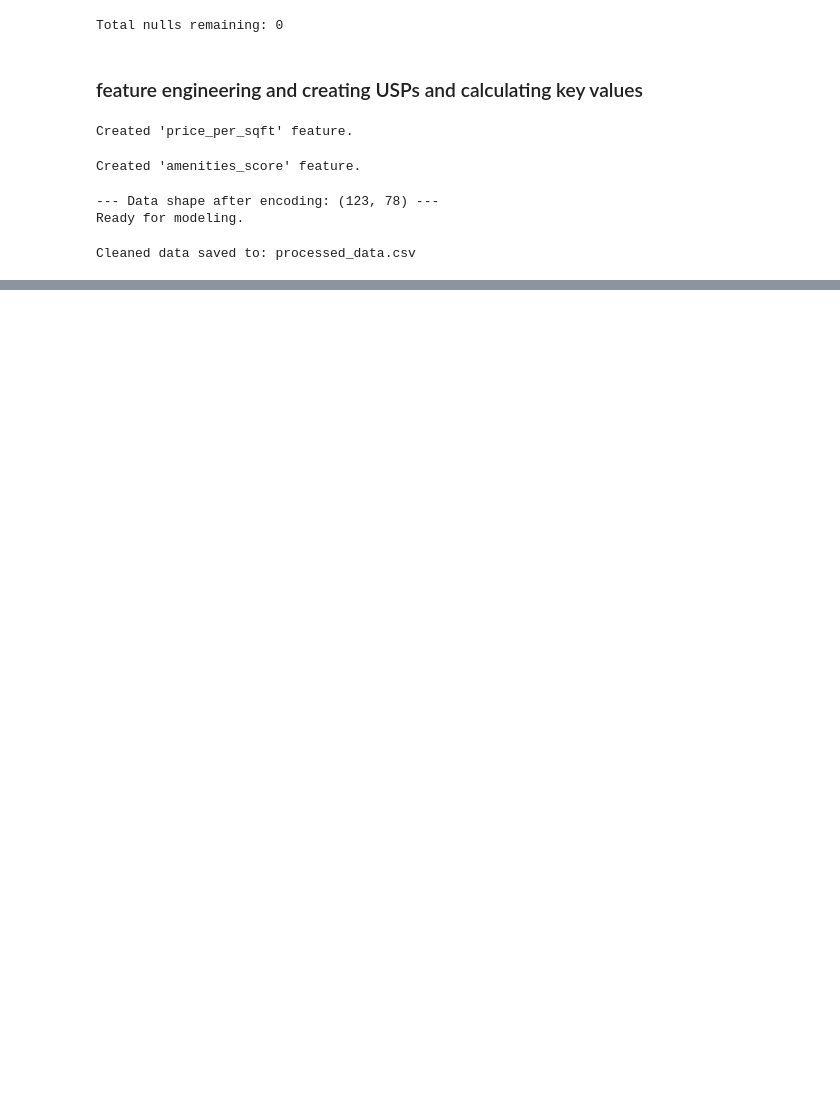
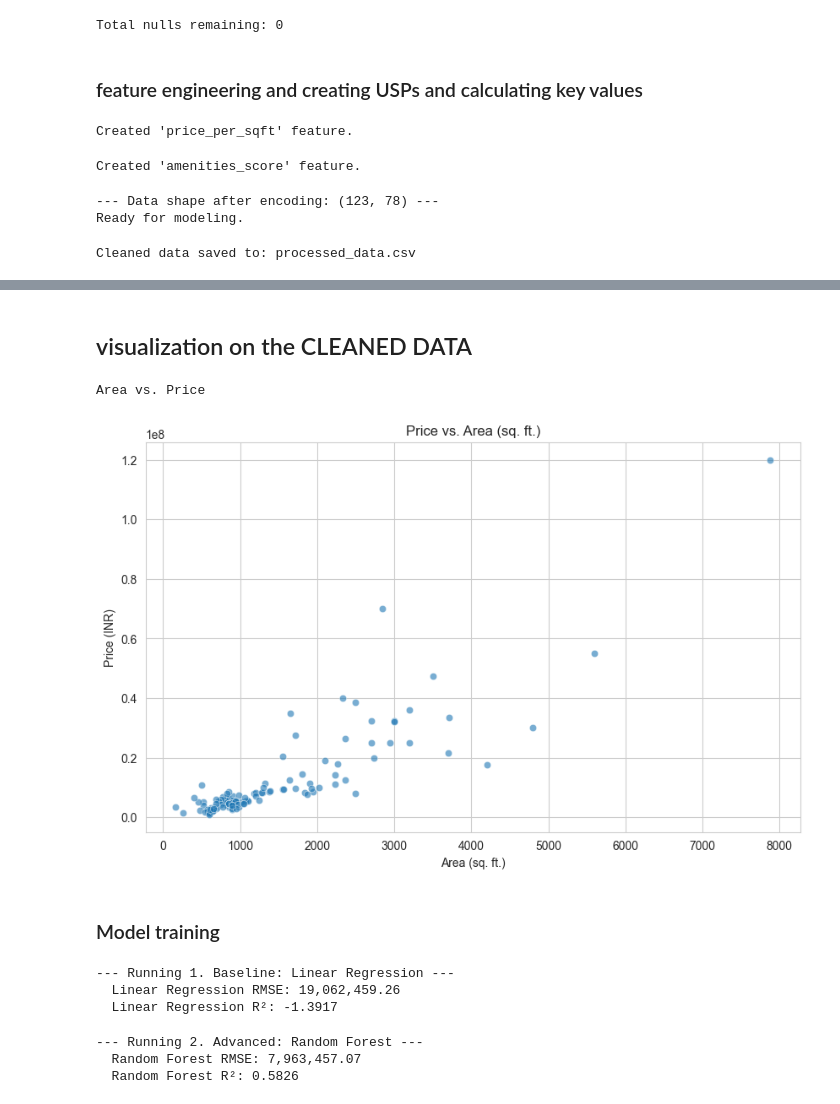
Before and after one commit to shreekant-lohagale/Datathon, a Jupyter notebook: model.ipynb, the cells around one changed output, grey strips where cells are left out. Cells and saved outputs as stored; diff of their text form; code cells hidden in the pictures; blank space fills up the shorter version.

```diff
--- a/model.ipynb
+++ b/model.ipynb
@@ -134,0 +148,31 @@ df2.head()
+# %% [markdown]
+## visualization on the CLEANED DATA
+# %%
+import pandas as pd
+import matplotlib.pyplot as plt
+import seaborn as sns
+import numpy as np
+
+# Set a clean visual style
+sns.set_style("whitegrid")
+
+try:
+    df = pd.read_csv('processed_data.csv')
+
+    # --- 2. Area vs. Price (The Key Relationship) ---
+    print("Area vs. Price")
+    plt.figure(figsize=(10, 6))
+    sns.scatterplot(data=df, x='area', y='price', alpha=0.6)
+    plt.title('Price vs. Area (sq. ft.)')
+    plt.xlabel('Area (sq. ft.)')
+    plt.ylabel('Price (INR)')
+
+except FileNotFoundError:
+    print("Error: 'processed_data.csv' not found.")
+except Exception as e:
+    print(f"An error occurred: {e}")
+# %% [output]
+Area vs. Price
+[figure, added]
+# %% [markdown]
+### Model training
@@ -134,0 +203,34 @@ df2.head()
+# %%
+# --- 4. Baseline Model (Objective 5 & 6) ---
+print("\n--- Running 1. Baseline: Linear Regression ---")
+lr = LinearRegression()
+lr.fit(X_train_scaled, y_train)
+y_pred_lr = lr.predict(X_test_scaled)
+
+# Calculate scores
+rmse_lr = np.sqrt(mean_squared_error(y_test, y_pred_lr))
+r2_lr = r2_score(y_test, y_pred_lr)
+
+print(f"  Linear Regression RMSE: {rmse_lr:,.2f}")
+print(f"  Linear Regression R²: {r2_lr:.4f}")
+# %% [output]
+--- Running 1. Baseline: Linear Regression ---
+  Linear Regression RMSE: 19,062,459.26
+  Linear Regression R²: -1.3917
+# %%
+# --- 5. Advanced Model (Objective 8) ---
+print("\n--- Running 2. Advanced: Random Forest ---")
+rf = RandomForestRegressor(n_estimators=100, random_state=42, n_jobs=-1)
+rf.fit(X_train, y_train)
+y_pred_rf = rf.predict(X_test)
+
+# Calculate scores
+rmse_rf = np.sqrt(mean_squared_error(y_test, y_pred_rf))
+r2_rf = r2_score(y_test, y_pred_rf)
+
+print(f"  Random Forest RMSE: {rmse_rf:,.2f}")
+print(f"  Random Forest R²: {r2_rf:.4f}")
+# %% [output]
+--- Running 2. Advanced: Random Forest ---
+  Random Forest RMSE: 7,963,457.07
+  Random Forest R²: 0.5826
```
Also changed, not shown: parts of 5 cells of this notebook.
